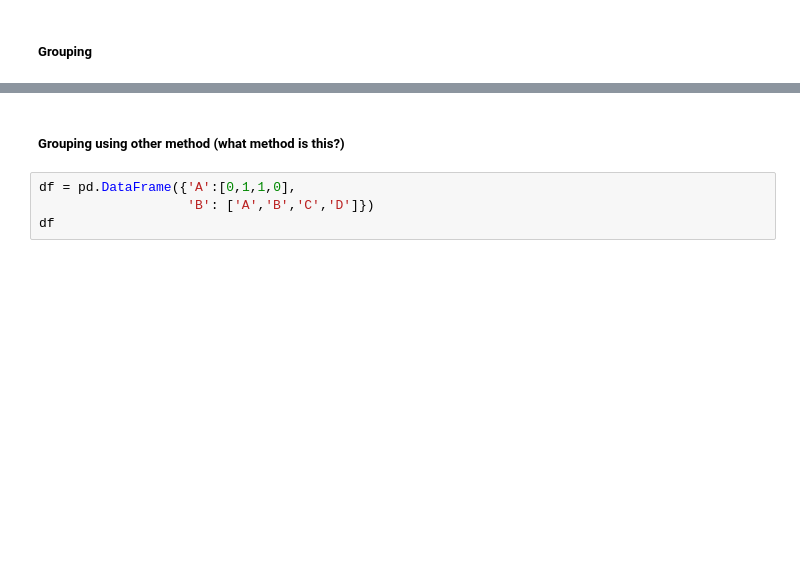
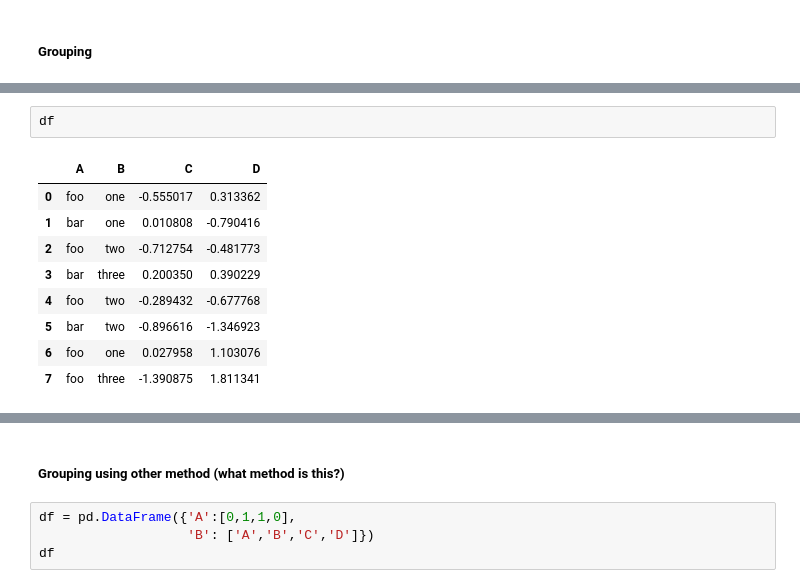
Before and after one commit to hichana/data-science-quiver, a Jupyter notebook: pandas-10-minutes-to-pandas.ipynb, the cells around one changed output, grey strips where cells are left out. Cells and saved outputs as stored; diff of their text form; blank space fills up the shorter version.

```diff
--- a/pandas-10-minutes-to-pandas.ipynb
+++ b/pandas-10-minutes-to-pandas.ipynb
@@ -932,0 +930,12 @@ df.groupby(['A','B']).sum()
+# %%
+df
+# %% [output]
+|  | A | B | C | D |
+| 0 | foo | one | -0.555017 | 0.313362 |
+| 1 | bar | one | 0.010808 | -0.790416 |
+| 2 | foo | two | -0.712754 | -0.481773 |
+| 3 | bar | three | 0.200350 | 0.390229 |
+| 4 | foo | two | -0.289432 | -0.677768 |
+| 5 | bar | two | -0.896616 | -1.346923 |
+| 6 | foo | one | 0.027958 | 1.103076 |
+| 7 | foo | three | -1.390875 | 1.811341 |
```
Also changed, not shown: parts of 64 cells of this notebook, 7 other files.
